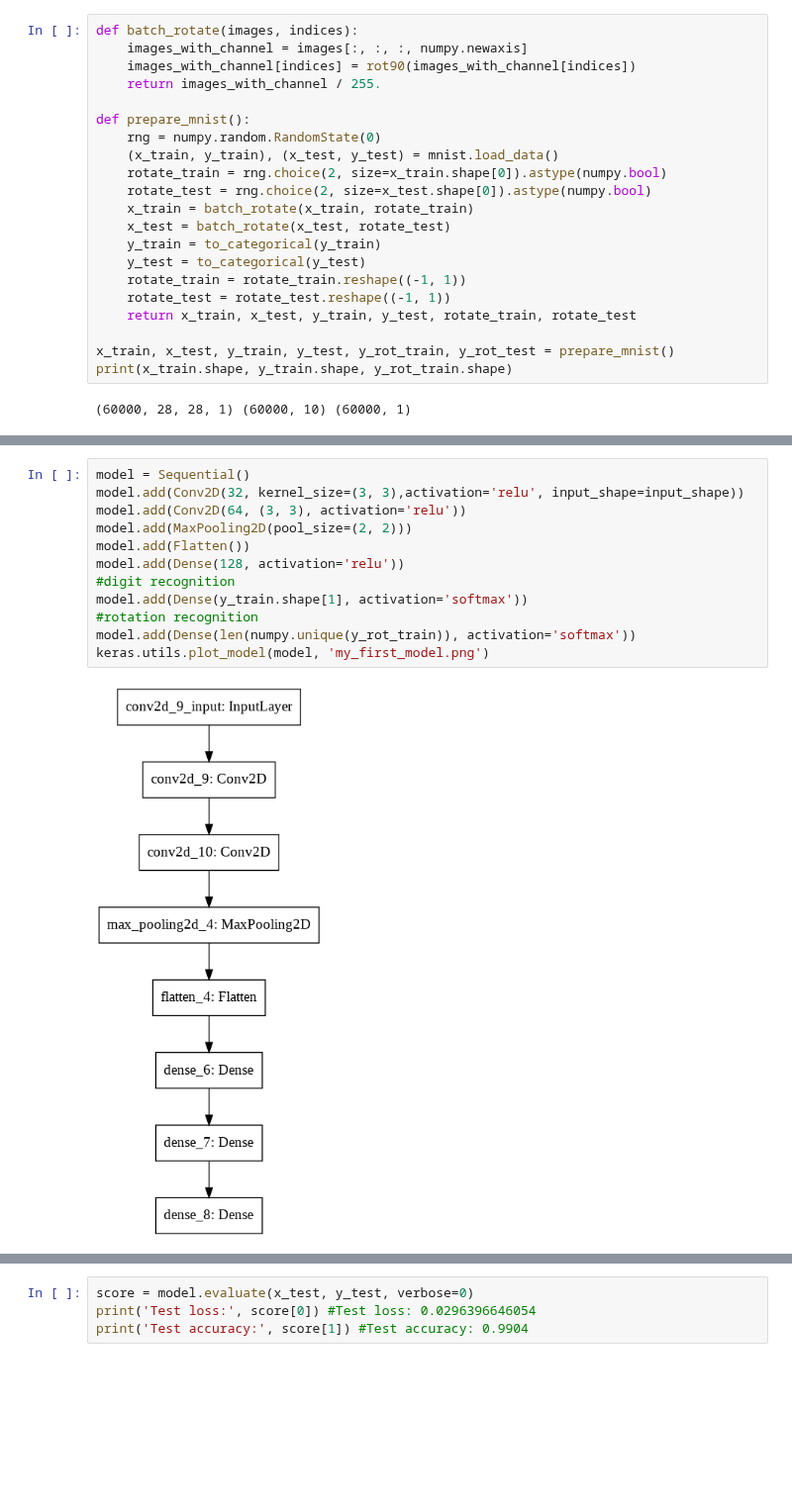
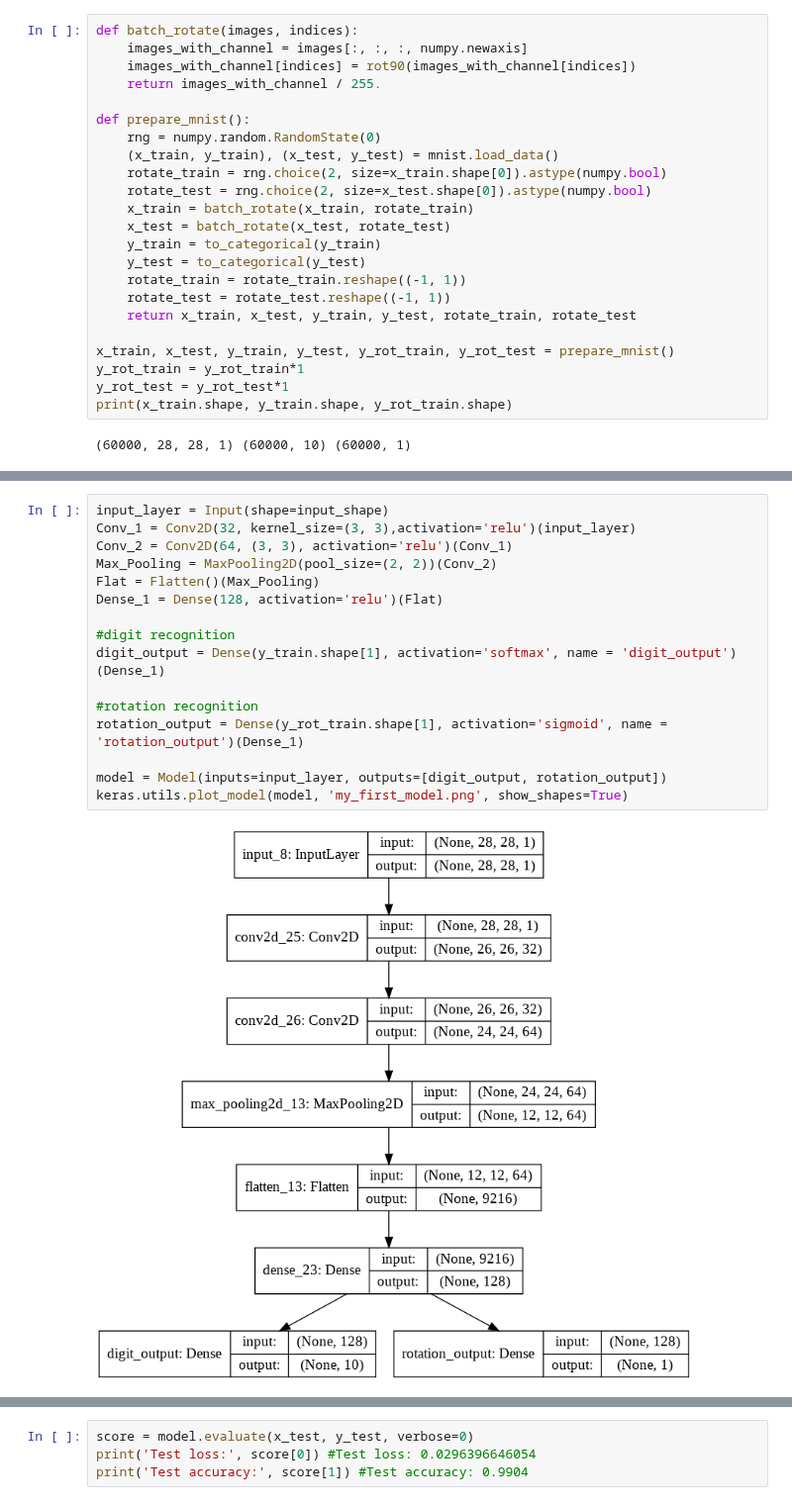
Before and after one commit to PomazkinG/Particle, a Jupyter notebook: DL.ipynb, the cells around one changed output, grey strips where cells are left out. Shown at 99% size. Cells and saved outputs as stored; diff of their text form; blank space fills up the shorter version.

```diff
--- a/DL.ipynb
+++ b/DL.ipynb
@@ -34,6 +31,8 @@ def prepare_mnist():
     return x_train, x_test, y_train, y_test, rotate_train, rotate_test
 
 x_train, x_test, y_train, y_test, y_rot_train, y_rot_test = prepare_mnist()
+y_rot_train = y_rot_train*1
+y_rot_test = y_rot_test*1
 print(x_train.shape, y_train.shape, y_rot_train.shape)
 # %% [output]
 (60000, 28, 28, 1) (60000, 10) (60000, 1)
@@ -50,16 +46,20 @@ losses = {"digit_output": "categorical_crossentropy", "rotation_output": "catego
 lossWeights = {"digit_output": 1.0, "rotation_output": 1.0}
 # %%
-model = Sequential()
-model.add(Conv2D(32, kernel_size=(3, 3),activation='relu', input_shape=input_shape))
-model.add(Conv2D(64, (3, 3), activation='relu'))
-model.add(MaxPooling2D(pool_size=(2, 2)))
-model.add(Flatten())
-model.add(Dense(128, activation='relu'))
+input_layer = Input(shape=input_shape)
+Conv_1 = Conv2D(32, kernel_size=(3, 3),activation='relu')(input_layer)
+Conv_2 = Conv2D(64, (3, 3), activation='relu')(Conv_1)
+Max_Pooling = MaxPooling2D(pool_size=(2, 2))(Conv_2)
+Flat = Flatten()(Max_Pooling)
+Dense_1 = Dense(128, activation='relu')(Flat)
+
 #digit recognition
-model.add(Dense(y_train.shape[1], activation='softmax'))
+digit_output = Dense(y_train.shape[1], activation='softmax', name = 'digit_output')(Dense_1)
+
 #rotation recognition
-model.add(Dense(len(numpy.unique(y_rot_train)), activation='softmax'))
-keras.utils.plot_model(model, 'my_first_model.png')
+rotation_output = Dense(y_rot_train.shape[1], activation='sigmoid', name = 'rotation_output')(Dense_1)
+
+model = Model(inputs=input_layer, outputs=[digit_output, rotation_output])
+keras.utils.plot_model(model, 'my_first_model.png', show_shapes=True)
 # %% [output]
-[figure, old version]
+[figure, new version]
 # %%
```
Also changed, not shown: parts of 4 cells of this notebook.
